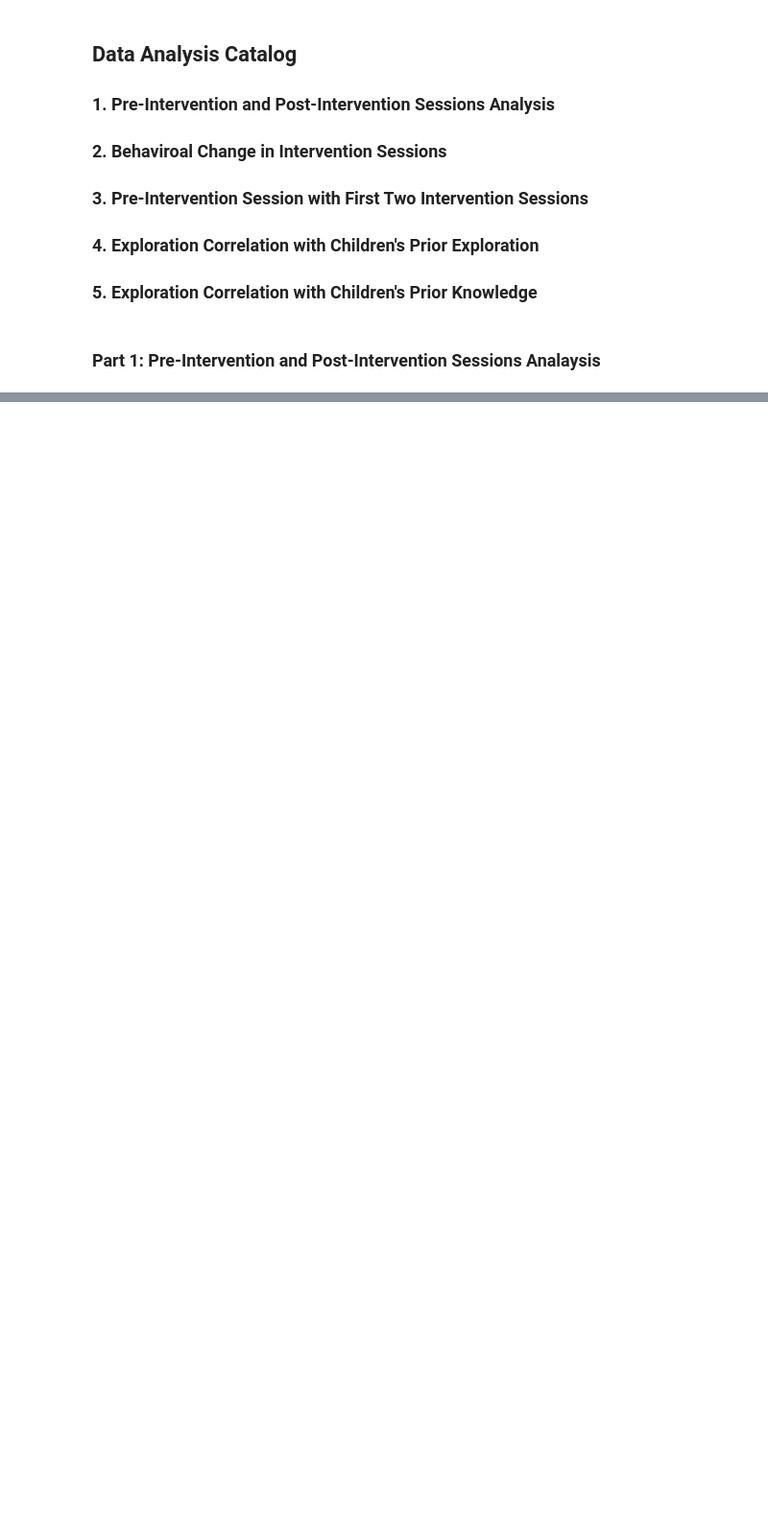
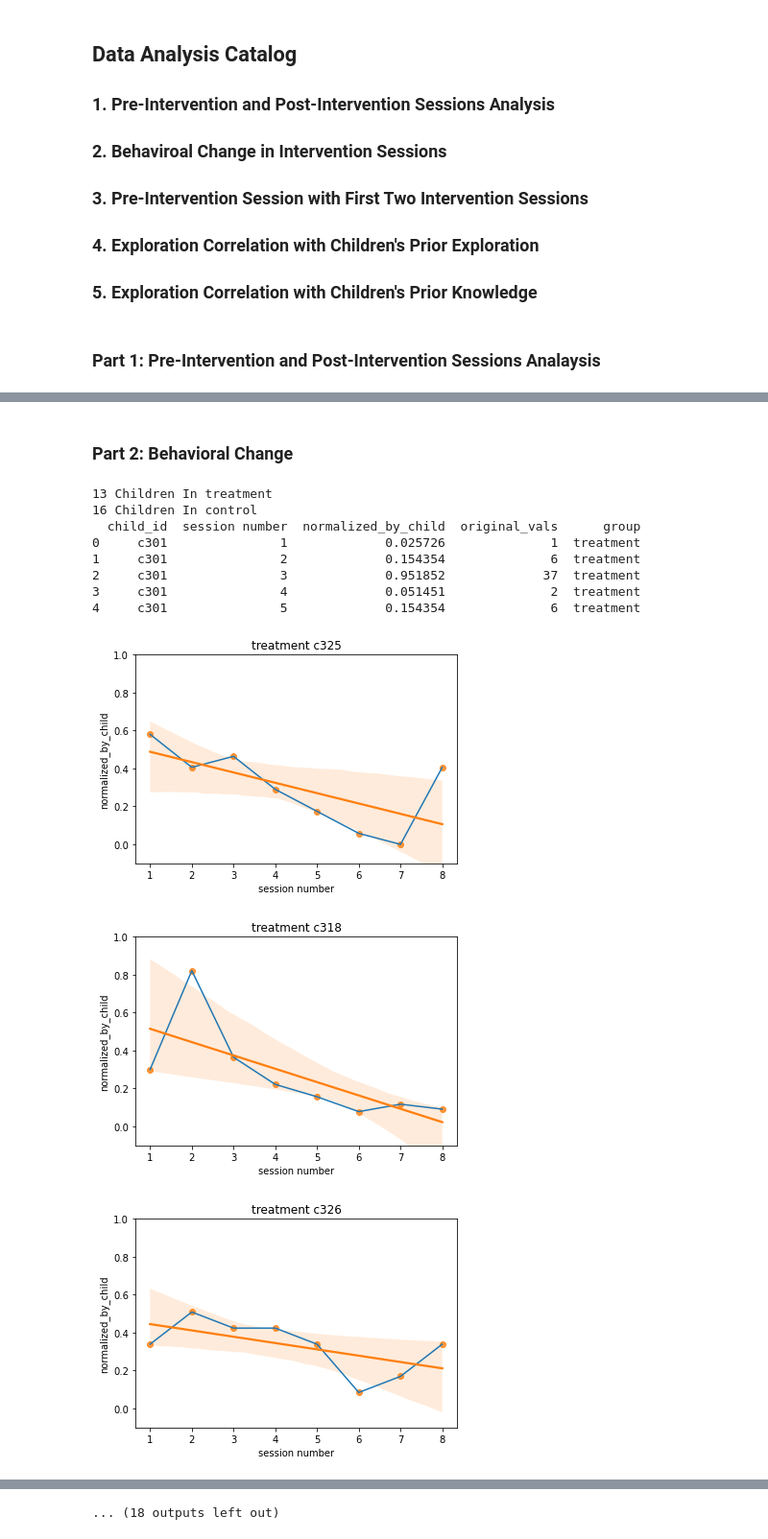
Before and after one commit to XiajZhang/exploration-study-data-processing, a Jupyter notebook: data_analysis_plotting.ipynb, the cells around one changed output, grey strips where cells are left out. Shown: that part at 96% size. Cells and saved outputs as stored; diff of their text form; code cells hidden in the pictures; blank space fills up the shorter version.

```diff
--- a/data_analysis_plotting.ipynb
+++ b/data_analysis_plotting.ipynb
@@ -238,0 +311,52 @@ c349
+# %% [markdown]
+### Part 2: Behavioral Change
+# %%
+plotting_value = 'total_avg'
+plotting_value = 'total_sum'
+# plotting_value = 'decoding_sum'
+# plotting_value = 'explanation_sum'
+# plotting_value = 'decoding_explanation_sum'
+# feature_selection = 'original_vals'
+feature_selection = 'normalized_by_child'
+
+normalized_df = get_normalized_dataframe(data, plotting_value)
+print(normalized_df.head(5))
+# 1. Plot box plots
+for group_condition in ['treatment', 'control']:
+    group_child_data = []
+    normalized_group_data = normalized_df[normalized_df['group'] == group_condition]
+    for child in list(set(normalized_group_data['child_id'].values)):
+        # if child in ['c304']:
+        #     continue
+        # Get Child's sessions
+        child_data = normalized_group_data[normalized_group_data['child_id'] == child]
+        child_data = child_data[child_data['session number'].between(1, 8)]
+        if len(child_data) < 6:
+            continue
+        child_data.sort_values('session number')
+        plt.plot(child_data['session number'], child_data[feature_selection])
+        ax = sns.regplot(x="session number", y=feature_selection, data=child_data).set(title=group_condition + " " + child)
+        plt.ylim(-0.1, 1)
+        plt.show(block=True)
+
+    # print(group_child_data)
+    # child_array = np.array(group_child_data)
+    # # plt_data = np.transpose(child_array)
+    # plt_data = child_array
+    # print(plt_data)
+    # fig = plt.figure(figsize=(15, 10))
+    # ax = fig.add_axes([0, 0, 1, 1])
+    # boxplt = ax.boxplot(plt_data)
+    # plt.show()
+# %% [output]
+13 Children In treatment
+16 Children In control
+  child_id  session number  normalized_by_child  original_vals      group
+0     c301               1             0.025726              1  treatment
+1     c301               2             0.154354              6  treatment
+2     c301               3             0.951852             37  treatment
+3     c301               4             0.051451              2  treatment
+4     c301               5             0.154354              6  treatment
+[figure, added]
+[figure, added]
+[figure, added]
@@ -238,0 +371 @@ c349
+... (18 outputs left out)
```
Also changed, not shown: parts of 13 cells of this notebook, 2 other files.
